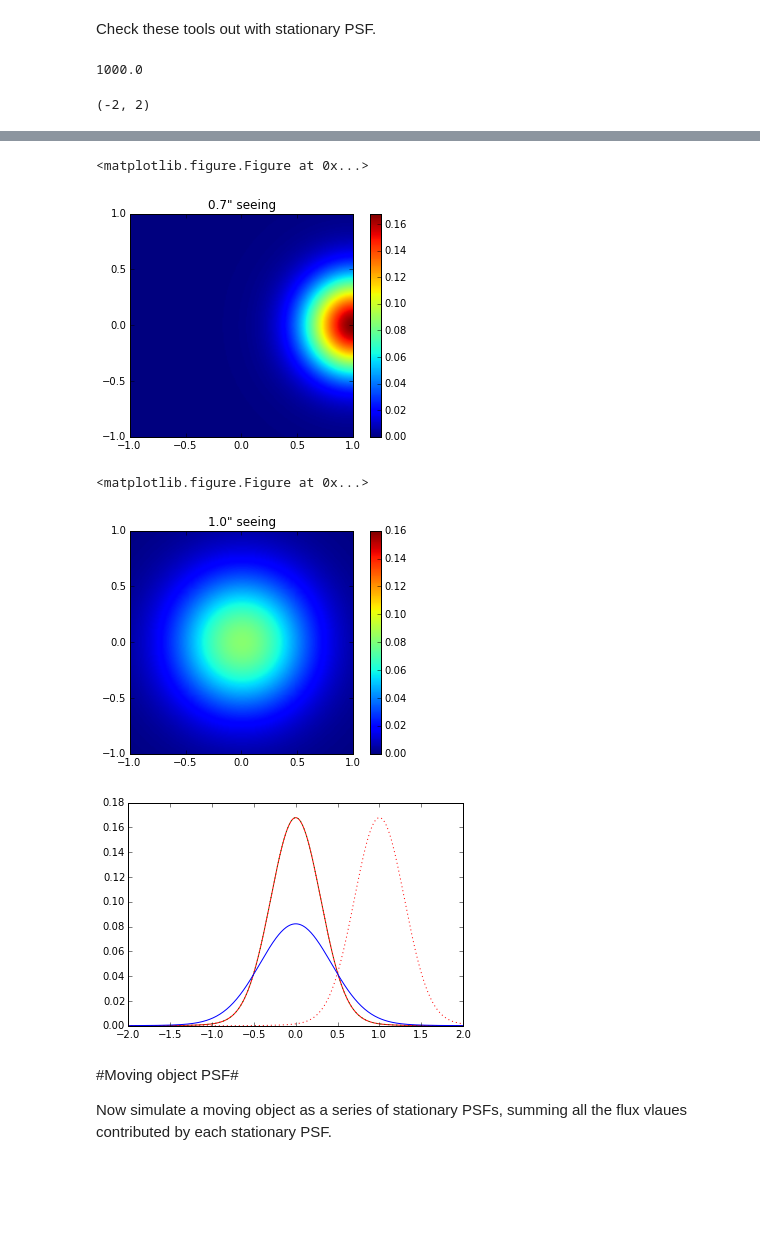
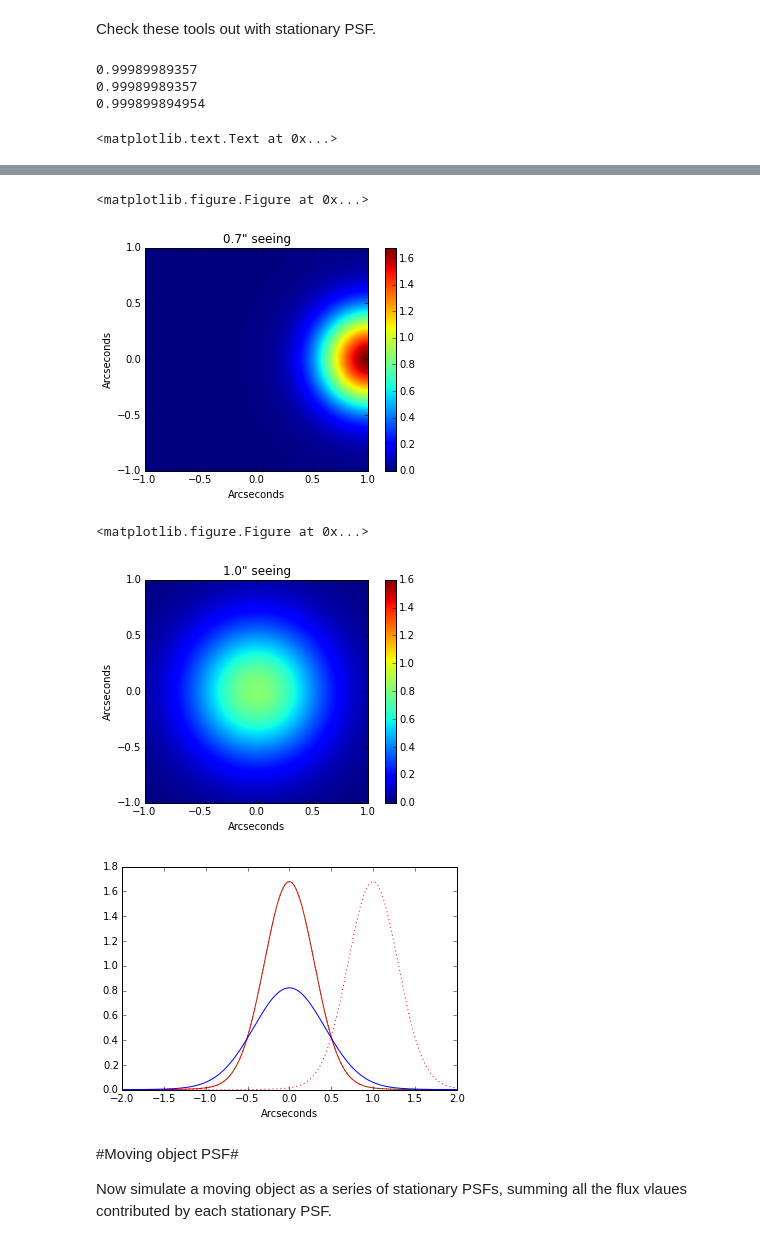
Before and after one commit to rhiannonlynne/MafSSO, a Jupyter notebook: Trailing Losses.ipynb, the cells around one changed output, grey strips where cells are left out. Saved outputs shown, nothing was run; the diff lists cells and outputs as text; code cells hidden in the pictures; blank space fills up the shorter version.

```diff
--- a/Trailing Losses.ipynb
+++ b/Trailing Losses.ipynb
@@ -57,24 +58,31 @@ n_{eff} = \sum_i w_i = \frac{1}{\sum_i p_i^2} \\
 n_{eff} = 2.436 \, (FWHM / pixelscale)^2
 \end{equation}
 # %%
-def stationaryPSF(seeing, totalflux=1000, xcen=0, ycen=0):
+def stationaryPSF(seeing, totalflux=1, xcen=0, ycen=0, stepsize=0.01, alpharad=10.0):
     "Distribute flux across PSF. seeing in arcseconds"
     # Translate 'seeing' FWHM to gaussian 'sigma' (alpha in the equations above)
     alpha = seeing / 2.355
-    stepsize = 0.01
-    maxrad = alpha*10.0
+    maxrad = alpha*alpharad
     x = np.arange(0, 2*maxrad, stepsize)
     x = x - x.mean() + xcen
     y = np.arange(0, 2*maxrad, stepsize)
     y = y - y.mean() + ycen
     xi, yi = np.meshgrid(x, y)
     radius = np.sqrt((xi-xcen)**2 + (yi-ycen)**2)
-    p1 = 1.0/2.0/np.pi/alpha**2 * np.exp(-radius**2/2.0/alpha**2)
-    p2 = 1.0/2.0/np.pi/(alpha*2)**2 * np.exp(-radius**2/2.0/(2*alpha)**2)
+    p1 = 1.0/(2.0*np.pi*alpha**2) * np.exp(-radius**2/(2.0*alpha**2))
+    p2 = 1.0/(2.0*np.pi*(2*alpha)**2) * np.exp(-radius**2/(2.0*(2*alpha)**2))
     p = 0.909*(p1 + 0.1*p2)
-    flux = p / p.sum() * totalflux
+    flux = p * totalflux
     # Flux = flux[y][x], although here it doesn't matter because len(x) = len(y)
     return x, y, flux
+# %%
+from scipy import integrate
+
+def sumPSF(x, y, flux):
+    dx = np.max(np.diff(x))
+    dy = np.max(np.diff(y))
+    sumVal = integrate.simps(integrate.simps(flux, dx=dx), dx=dy)
+    return sumVal
 # %%
 from scipy import interpolate
 
@@ -108,8 +132,8 @@ def crossSection(x, y, flux, xi=None, yi=None):
 # %% [markdown]
 Check these tools out with stationary PSF.
 # %%
-x, y, flux = stationaryPSF(0.7, totalflux=1000)
-print flux.sum()
+x, y, flux = stationaryPSF(0.7, totalflux=1)
+print sumPSF(x, y, flux)
 plt.figure()
 zoomImage(x, y, flux)
 plt.title('0.7" seeing')
@@ -119,6 +143,7 @@ x1 = x
 fx1 = fluxx
 
 x, y, flux = stationaryPSF(0.7, xcen=1)
+print sumPSF(x, y, flux)
 plt.figure()
 zoomImage(x, y, flux)
 plt.title('0.7" seeing')
@@ -129,9 +154,10 @@ fx2 = fluxx
 y2 = y
 fy2 = fluxy
 
-x, y, flux = stationaryPSF(1.0)
+x, y, flux = stationaryPSF(1.0, totalflux=1)
+print sumPSF(x, y, flux)
 plt.figure()
-zoomImage(x, y, flux, zmax=0.16)
+zoomImage(x, y, flux, zmax=1.6)
 plt.title('1.0" seeing')
 plt.figure()
 fluxx, fluxy = crossSection(x, y, flux)
@@ -140,6 +166,9 @@ plt.plot(x2, fx2, 'r:')
 plt.plot(y2, fy2, 'g:')
 plt.plot(x, fluxx, 'b')
 plt.xlim(-2, 2)
+plt.xlabel('Arcseconds')
 # %% [output]
-1000.0
+0.99989989357
+0.99989989357
+0.999899894954
-(-2, 2)
+<matplotlib.text.Text at 0x...>
@@ -147,8 +176,8 @@ plt.xlim(-2, 2)
 <matplotlib.figure.Figure at 0x...>
-[figure, old version]
+[figure, new version]
 <matplotlib.figure.Figure at 0x...>
-[figure, old version]
+[figure, new version]
-[figure, old version]
+[figure, new version]
 # %% [markdown]
 #Moving object PSF#
 
```
Also changed, not shown: parts of 24 cells of this notebook.
